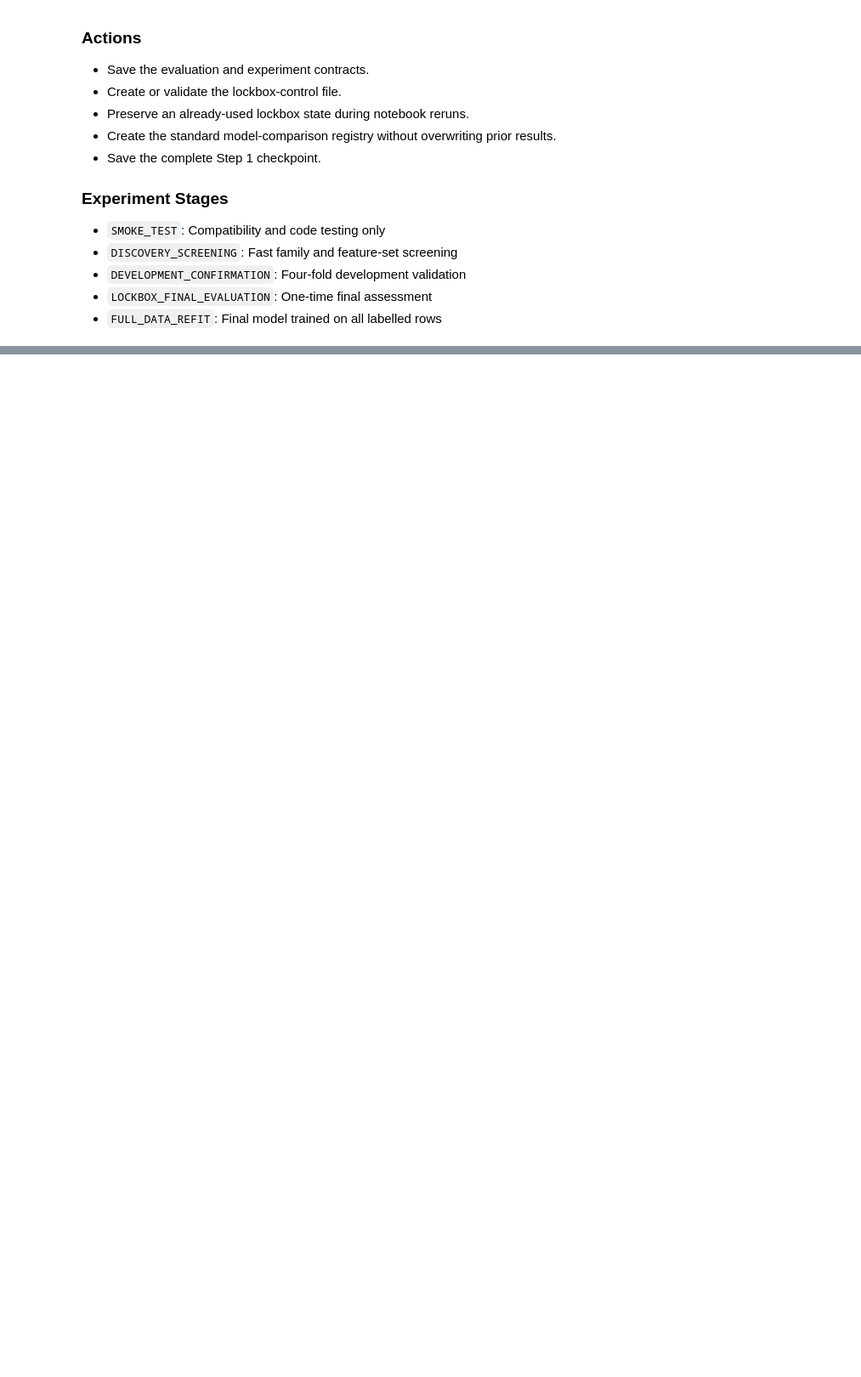
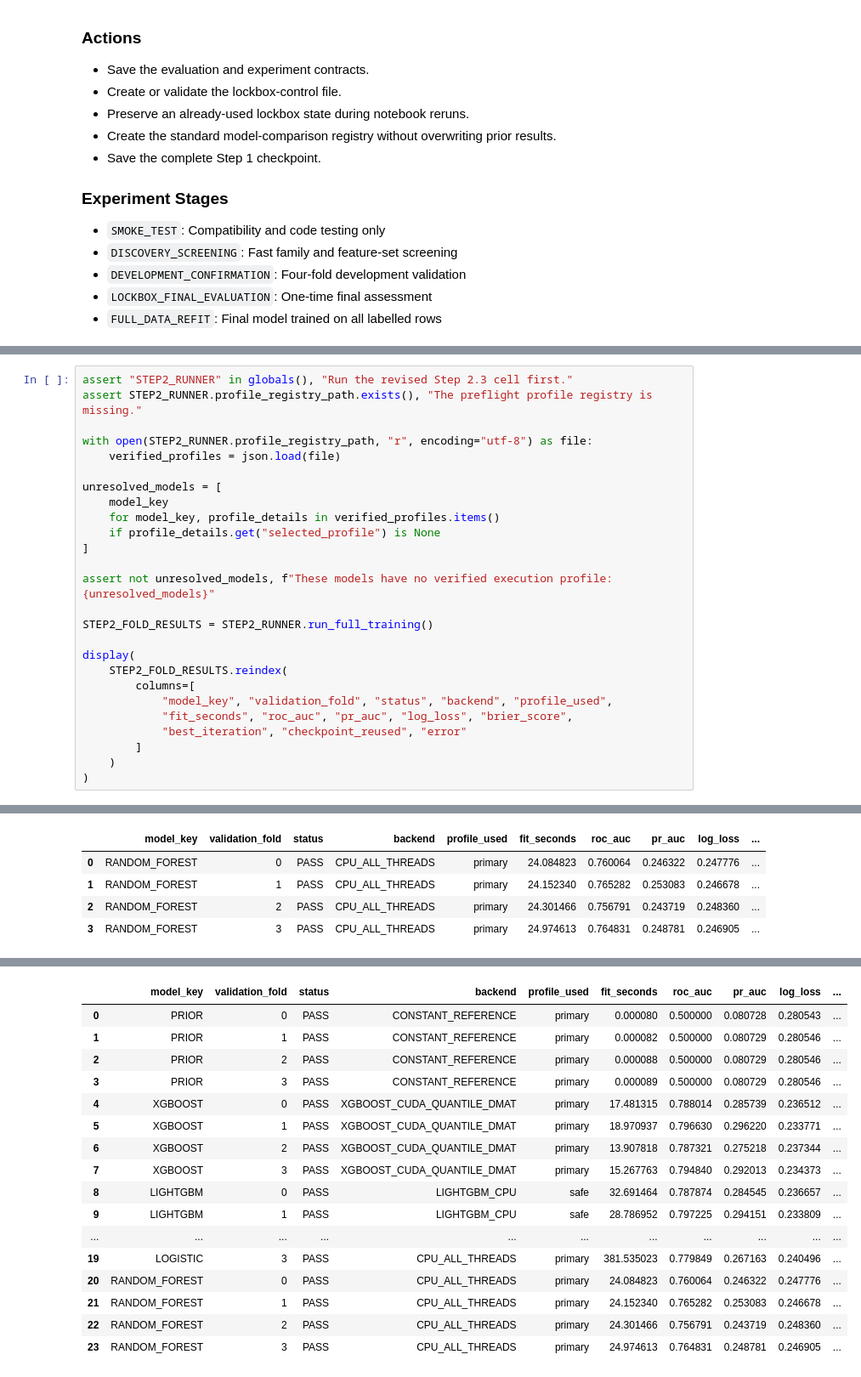
Before and after one commit to kawsar07ahmmed0712-rgb/Credit_Default_Risk, a Jupyter notebook: Notebook/4_model_development_and_validation.ipynb, the cells around one changed output, grey strips where cells are left out. Shown at 85% size. Saved outputs shown, nothing was run; the diff lists cells and outputs as text; blank space fills up the shorter version.

Commit message:
Model_Training-Step 2 — Robust Untuned Baseline Model Benchmarking

```diff
--- a/Notebook/4_model_development_and_validation.ipynb
+++ b/Notebook/4_model_development_and_validation.ipynb
@@ -1884,0 +3445,27 @@ Next step: STEP 2 — BASELINE RISK MODELS
+# %%
+assert "STEP2_RUNNER" in globals(), "Run the revised Step 2.3 cell first."
+assert STEP2_RUNNER.profile_registry_path.exists(), "The preflight profile registry is missing."
+
+with open(STEP2_RUNNER.profile_registry_path, "r", encoding="utf-8") as file:
+    verified_profiles = json.load(file)
+
+unresolved_models = [
+    model_key
+    for model_key, profile_details in verified_profiles.items()
+    if profile_details.get("selected_profile") is None
+]
+
+assert not unresolved_models, f"These models have no verified execution profile: {unresolved_models}"
+
+STEP2_FOLD_RESULTS = STEP2_RUNNER.run_full_training()
+
+display(
+    STEP2_FOLD_RESULTS.reindex(
+        columns=[
+            "model_key", "validation_fold", "status", "backend", "profile_used",
+            "fit_seconds", "roc_auc", "pr_auc", "log_loss", "brier_score",
+            "best_iteration", "checkpoint_reused", "error"
+        ]
+    )
+)
+# %% [output]
@@ -1884,0 +3545,5 @@ Next step: STEP 2 — BASELINE RISK MODELS
+|  | model_key | validation_fold | status | backend | profile_used | fit_seconds | roc_auc | pr_auc | log_loss | ... |
+| 0 | RANDOM_FOREST | 0 | PASS | CPU_ALL_THREADS | primary | 24.084823 | 0.760064 | 0.246322 | 0.247776 | ... |
+| 1 | RANDOM_FOREST | 1 | PASS | CPU_ALL_THREADS | primary | 24.152340 | 0.765282 | 0.253083 | 0.246678 | ... |
+| 2 | RANDOM_FOREST | 2 | PASS | CPU_ALL_THREADS | primary | 24.301466 | 0.756791 | 0.243719 | 0.248360 | ... |
+| 3 | RANDOM_FOREST | 3 | PASS | CPU_ALL_THREADS | primary | 24.974613 | 0.764831 | 0.248781 | 0.246905 | ... |
@@ -1884,0 +3559,17 @@ Next step: STEP 2 — BASELINE RISK MODELS
+|  | model_key | validation_fold | status | backend | profile_used | fit_seconds | roc_auc | pr_auc | log_loss | ... |
+| 0 | PRIOR | 0 | PASS | CONSTANT_REFERENCE | primary | 0.000080 | 0.500000 | 0.080728 | 0.280543 | ... |
+| 1 | PRIOR | 1 | PASS | CONSTANT_REFERENCE | primary | 0.000082 | 0.500000 | 0.080729 | 0.280546 | ... |
+| 2 | PRIOR | 2 | PASS | CONSTANT_REFERENCE | primary | 0.000088 | 0.500000 | 0.080729 | 0.280546 | ... |
+| 3 | PRIOR | 3 | PASS | CONSTANT_REFERENCE | primary | 0.000089 | 0.500000 | 0.080729 | 0.280546 | ... |
+| 4 | XGBOOST | 0 | PASS | XGBOOST_CUDA_QUANTILE_DMAT | primary | 17.481315 | 0.788014 | 0.285739 | 0.236512 | ... |
+| 5 | XGBOOST | 1 | PASS | XGBOOST_CUDA_QUANTILE_DMAT | primary | 18.970937 | 0.796630 | 0.296220 | 0.233771 | ... |
+| 6 | XGBOOST | 2 | PASS | XGBOOST_CUDA_QUANTILE_DMAT | primary | 13.907818 | 0.787321 | 0.275218 | 0.237344 | ... |
+| 7 | XGBOOST | 3 | PASS | XGBOOST_CUDA_QUANTILE_DMAT | primary | 15.267763 | 0.794840 | 0.292013 | 0.234373 | ... |
+| 8 | LIGHTGBM | 0 | PASS | LIGHTGBM_CPU | safe | 32.691464 | 0.787874 | 0.284545 | 0.236657 | ... |
+| 9 | LIGHTGBM | 1 | PASS | LIGHTGBM_CPU | safe | 28.786952 | 0.797225 | 0.294151 | 0.233809 | ... |
+| ... | ... | ... | ... | ... | ... | ... | ... | ... | ... | ... |
+| 19 | LOGISTIC | 3 | PASS | CPU_ALL_THREADS | primary | 381.535023 | 0.779849 | 0.267163 | 0.240496 | ... |
+| 20 | RANDOM_FOREST | 0 | PASS | CPU_ALL_THREADS | primary | 24.084823 | 0.760064 | 0.246322 | 0.247776 | ... |
+| 21 | RANDOM_FOREST | 1 | PASS | CPU_ALL_THREADS | primary | 24.152340 | 0.765282 | 0.253083 | 0.246678 | ... |
+| 22 | RANDOM_FOREST | 2 | PASS | CPU_ALL_THREADS | primary | 24.301466 | 0.756791 | 0.243719 | 0.248360 | ... |
+| 23 | RANDOM_FOREST | 3 | PASS | CPU_ALL_THREADS | primary | 24.974613 | 0.764831 | 0.248781 | 0.246905 | ... |
```
Also changed, not shown: parts of 19 cells of this notebook.
